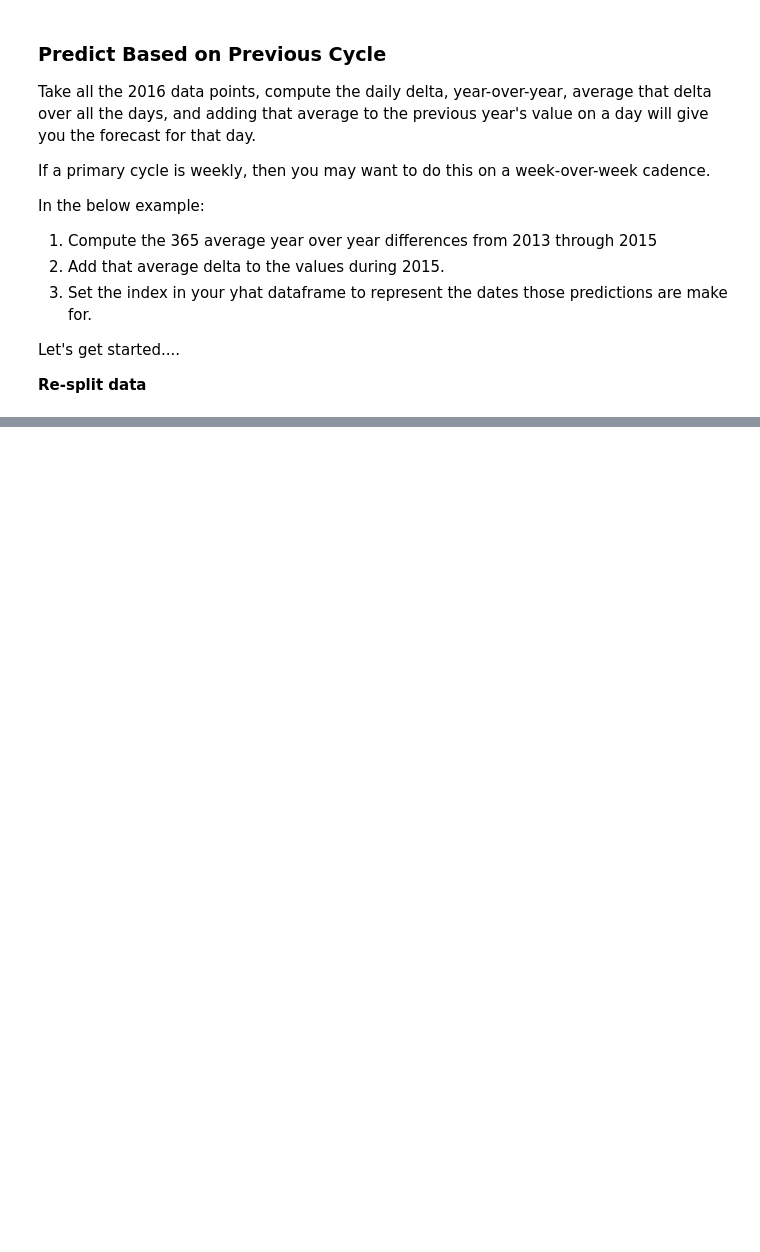
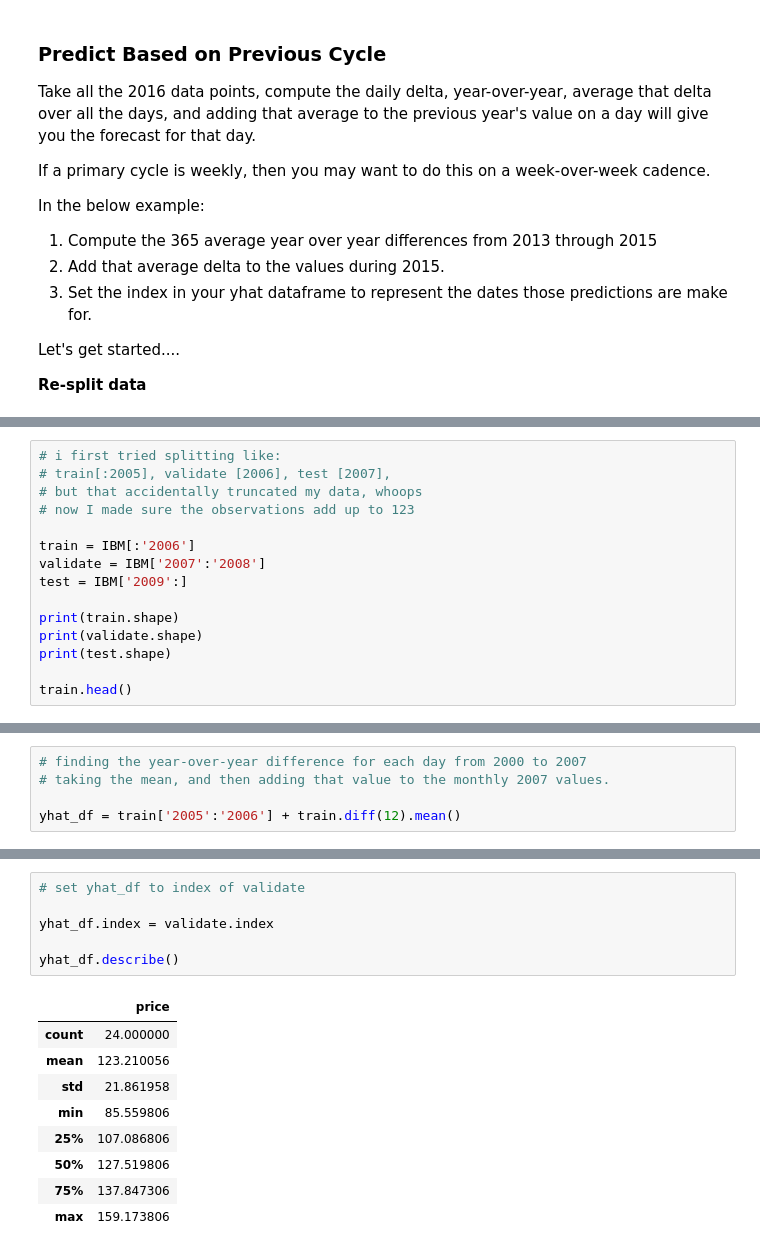
Before and after one commit to KwameTaylor/time-series-exercises, a Jupyter notebook: modeling-lesson-with-stock-data.ipynb, the cells around one changed output, grey strips where cells are left out. Saved outputs shown, nothing was run; the diff lists cells and outputs as text; blank space fills up the shorter version.

```diff
--- a/modeling-lesson-with-stock-data.ipynb
+++ b/modeling-lesson-with-stock-data.ipynb
@@ -550,0 +561,15 @@ Let's get started....
+# %%
+# i first tried splitting like:
+# train[:2005], validate [2006], test [2007],
+# but that accidentally truncated my data, whoops
+# now I made sure the observations add up to 123
+
+train = IBM[:'2006']
+validate = IBM['2007':'2008']
+test = IBM['2009':]
+
+print(train.shape)
+print(validate.shape)
+print(test.shape)
+
+train.head()
@@ -550,0 +589,5 @@ Let's get started....
+# %%
+# finding the year-over-year difference for each day from 2000 to 2007
+# taking the mean, and then adding that value to the monthly 2007 values.
+
+yhat_df = train['2005':'2006'] + train.diff(12).mean()
@@ -550,0 +605,16 @@ Let's get started....
+# %%
+# set yhat_df to index of validate
+
+yhat_df.index = validate.index
+
+yhat_df.describe()
+# %% [output]
+|  | price |
+| count | 24.000000 |
+| mean | 123.210056 |
+| std | 21.861958 |
+| min | 85.559806 |
+| 25% | 107.086806 |
+| 50% | 127.519806 |
+| 75% | 137.847306 |
+| max | 159.173806 |
```
Also changed, not shown: parts of 20 cells of this notebook, 2 other files.
